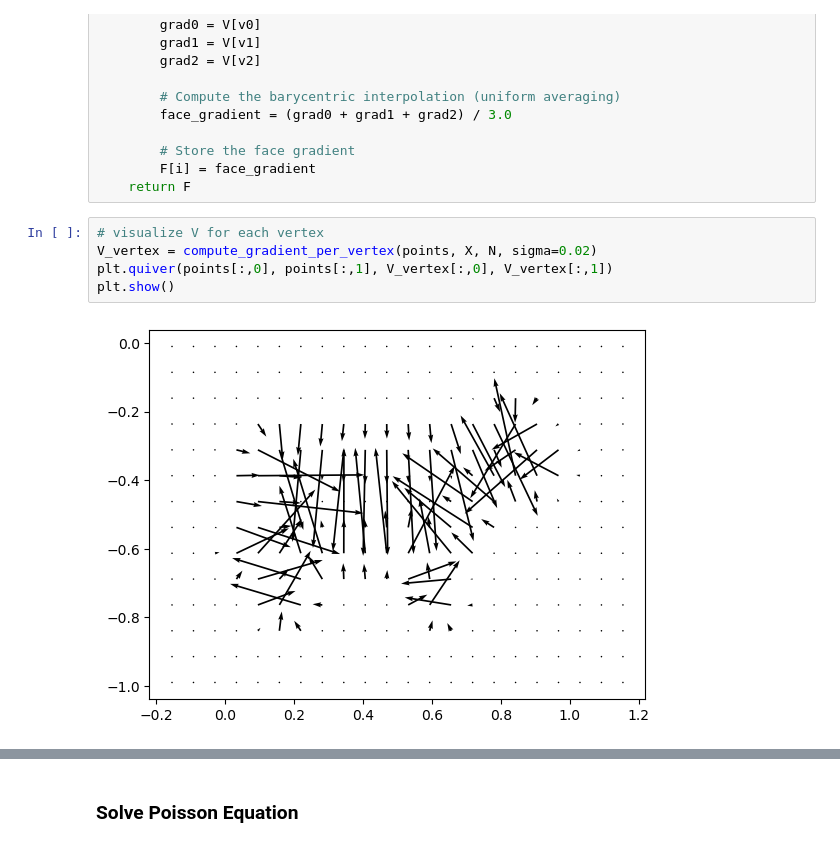
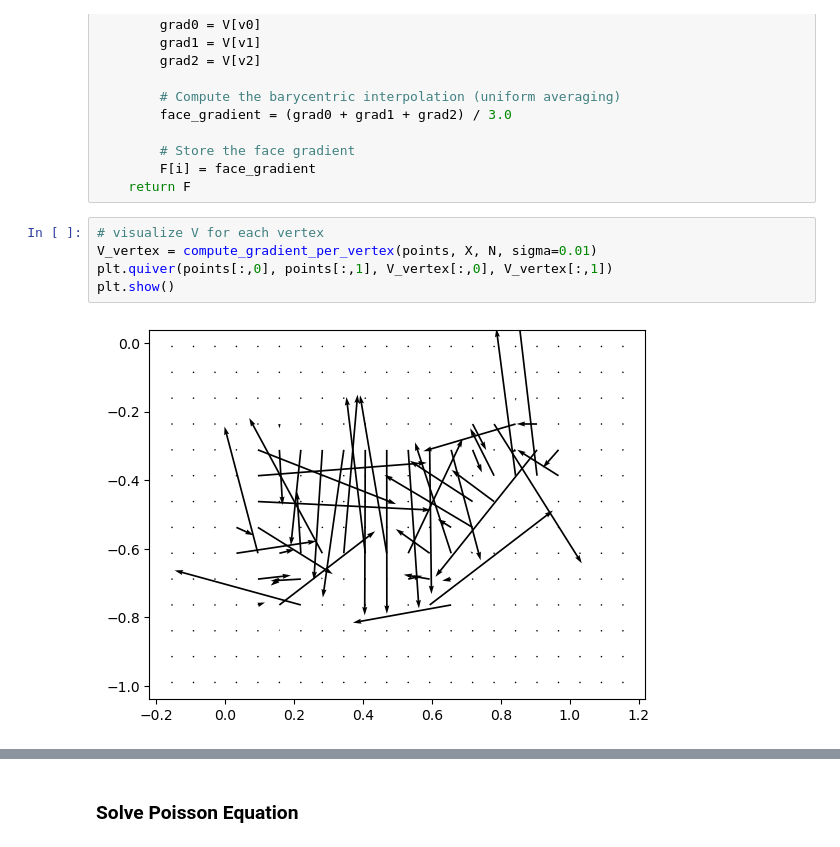
Before and after one commit to lfogarty98/psr_project, a Jupyter notebook: psr.ipynb, the cells around one changed output, grey strips where cells are left out. Cells and saved outputs as stored; diff of their text form.

```diff
--- a/psr.ipynb
+++ b/psr.ipynb
@@ -118,11 +119,11 @@ def compute_gradient_per_face(triangulation, V):
     return F
 # %%
 # visualize V for each vertex
-V_vertex = compute_gradient_per_vertex(points, X, N, sigma=0.02)
+V_vertex = compute_gradient_per_vertex(points, X, N, sigma=0.01)
 plt.quiver(points[:,0], points[:,1], V_vertex[:,0], V_vertex[:,1])
 plt.show()
 # %% [output]
-[figure, old version]
+[figure, new version]
 # %%
 # visualize V for each face
 V_face = compute_gradient_per_face(triangulation, V_vertex)
```
Also changed, not shown: parts of 4 cells of this notebook, 2 other files.
